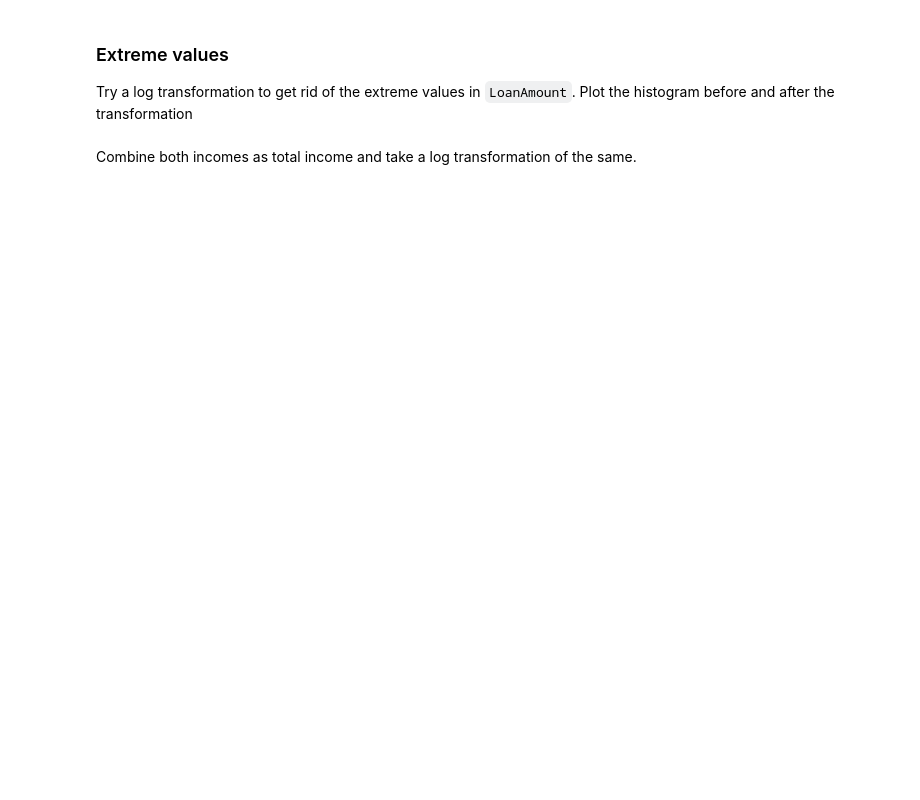
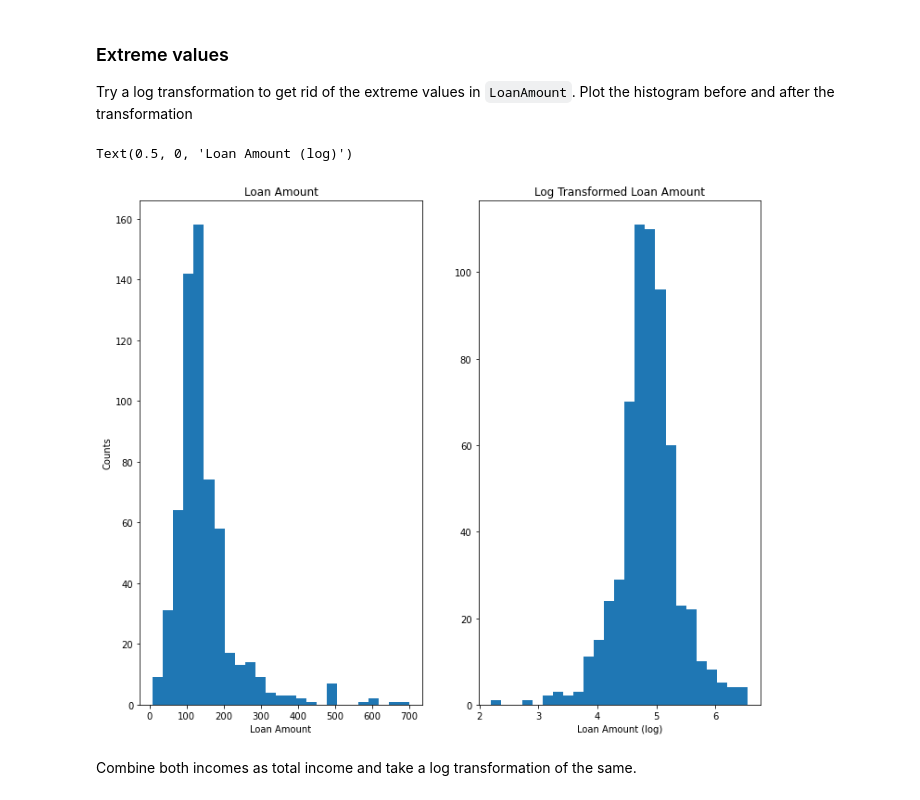
Before and after one commit to elslb/lhl_mini_4, a Jupyter notebook: task_notebook.ipynb, the cells around one changed output. Cells and saved outputs as stored; diff of their text form; code cells hidden in the pictures; blank space fills up the shorter version.

```diff
--- a/task_notebook.ipynb
+++ b/task_notebook.ipynb
@@ -344,0 +413,13 @@ Impute missing values for all columns. Use the values which you find most meanin
+# %%
+# Same idea for dependents
+df2['Dependents'].fillna(df2['Dependents'].mode()[0], inplace = True)
+# %%
+# 50 is a substantial amount of data to fill one way or the other as it could skew the data
+# Instead, we calculate the frequencies of the values and attempt to maintain that
+dist = df2['Credit_History'].value_counts(normalize=True)
+
+# Creating a random selector based on the frequencies from value counts
+random = np.random.choice(dist.index, p = dist.values)
+
+# Imputing the values
+df2['Credit_History'].fillna(random, inplace = True)
@@ -345,5 +434,36 @@ Impute missing values for all columns. Use the values which you find most meanin
+# %%
+# Same idea for Gender, Self_Employed and Married
+dist2 = df2['Gender'].value_counts(normalize=True)
+random2 = np.random.choice(dist2.index, p = dist2.values)
+df2['Gender'].fillna(random2, inplace = True)
+
+dist3 = df2['Self_Employed'].value_counts(normalize=True)
+random3 = np.random.choice(dist3.index, p = dist3.values)
+df2['Self_Employed'].fillna(random3, inplace = True)
+
+dist4 = df2['Married'].value_counts(normalize=True)
+random4 = np.random.choice(dist4.index, p = dist4.values)
+df2['Married'].fillna(random4, inplace = True)
 # %% [markdown]
 ### Extreme values
 Try a log transformation to get rid of the extreme values in `LoanAmount`. Plot the histogram before and after the transformation
+# %%
+df2['LoanAmount_log'] = np.log(df2['LoanAmount'])
+# %%
+fig, axes = plt.subplots(1, 2)
+ax1 = axes[0]
+ax2 = axes[1]
+
+ax1.hist(data = df2, x = 'LoanAmount', bins = 25)
+ax1.set_title('Loan Amount')
+ax1.set_xlabel('Loan Amount')
+ax1.set_ylabel('Counts')
+
+ax2.hist(data = df2, x = 'LoanAmount_log', bins = 25)
+ax2.set_title('Log Transformed Loan Amount')
+ax2.set_xlabel('Loan Amount (log)')
+# %% [output]
+Text(0.5, 0, 'Loan Amount (log)')
+[figure, added]
 # %% [markdown]
 Combine both incomes as total income and take a log transformation of the same.
```
Also changed, not shown: parts of 22 cells of this notebook.
